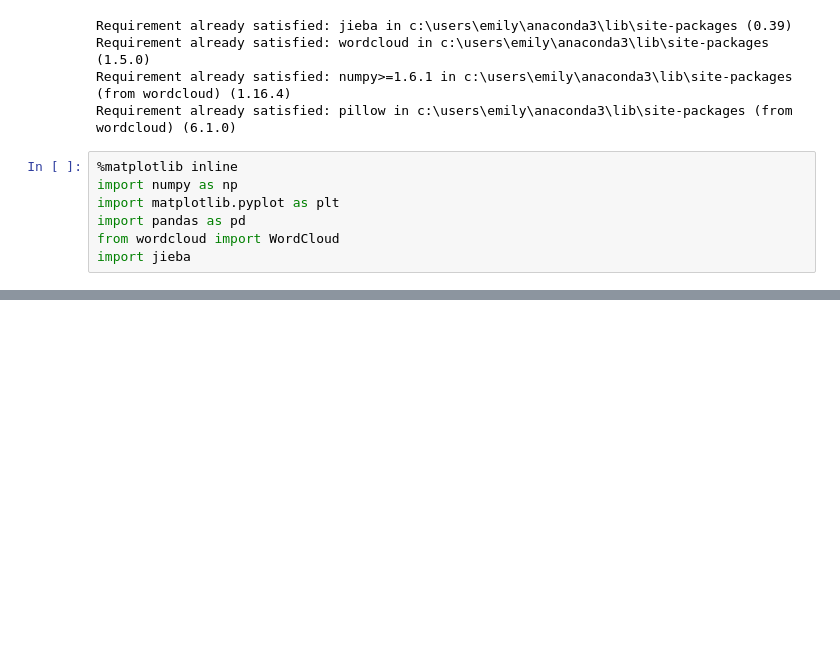
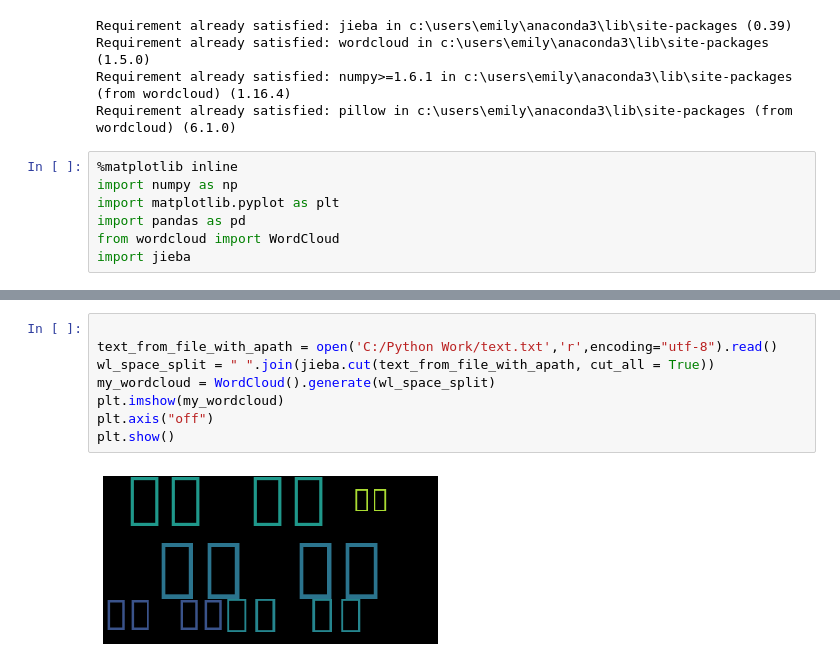
Before and after one commit to Emily323/my-python-work, a Jupyter notebook: my_work/w6_2.ipynb, the cells around one changed output, grey strips where cells are left out. Drawn from its saved outputs; the diff is of its cells as text; blank space fills up the shorter version.

```diff
--- a/my_work/w6_2.ipynb
+++ b/my_work/w6_2.ipynb
@@ -33,0 +46,10 @@ Use ``imageio.imread`` instead.
+# %%
+
+text_from_file_with_apath = open('C:/Python Work/text.txt','r',encoding="utf-8").read()
+wl_space_split = " ".join(jieba.cut(text_from_file_with_apath, cut_all = True))
+my_wordcloud = WordCloud().generate(wl_space_split)
+plt.imshow(my_wordcloud)
+plt.axis("off")
+plt.show()
+# %% [output]
+[figure, added]
```
Also changed, not shown: parts of 2 cells of this notebook.
